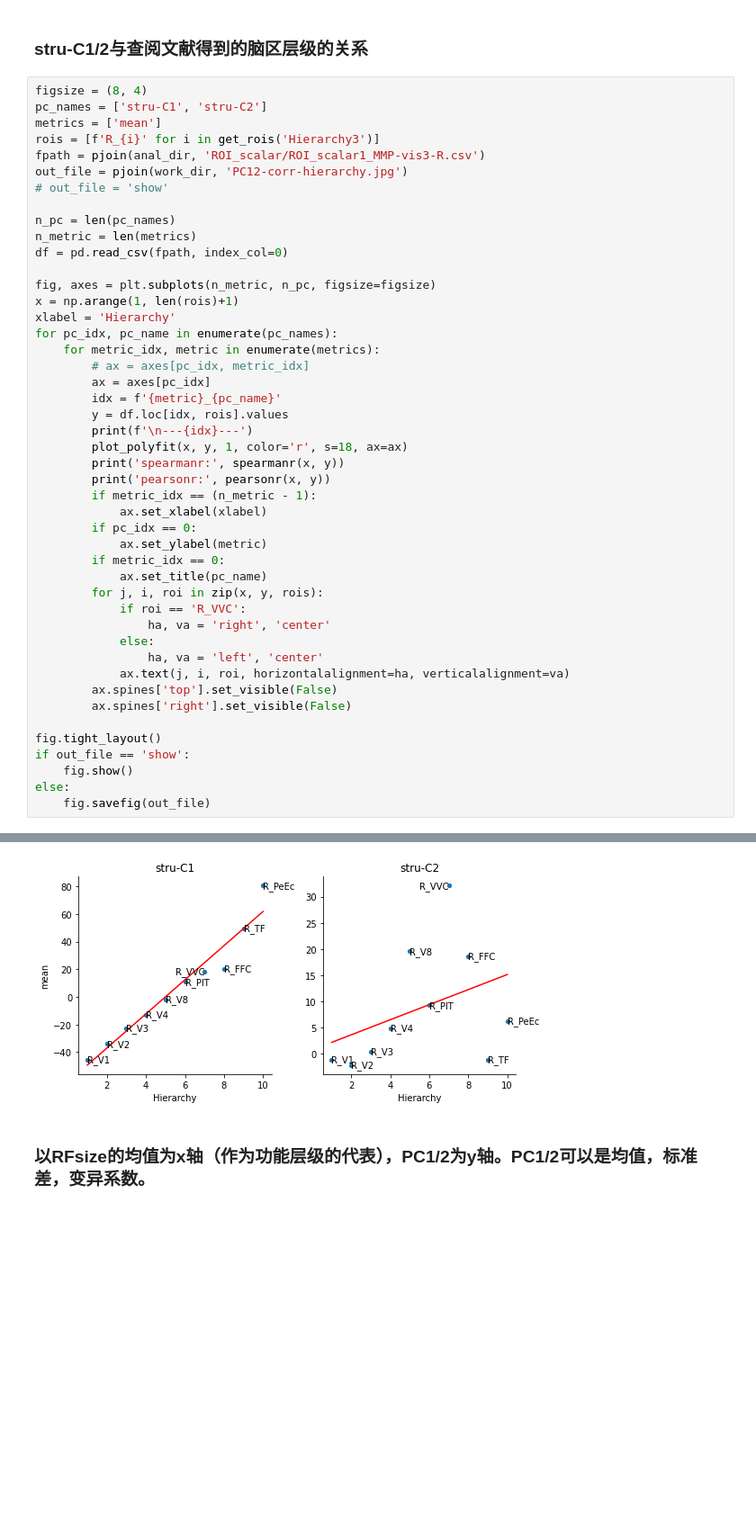
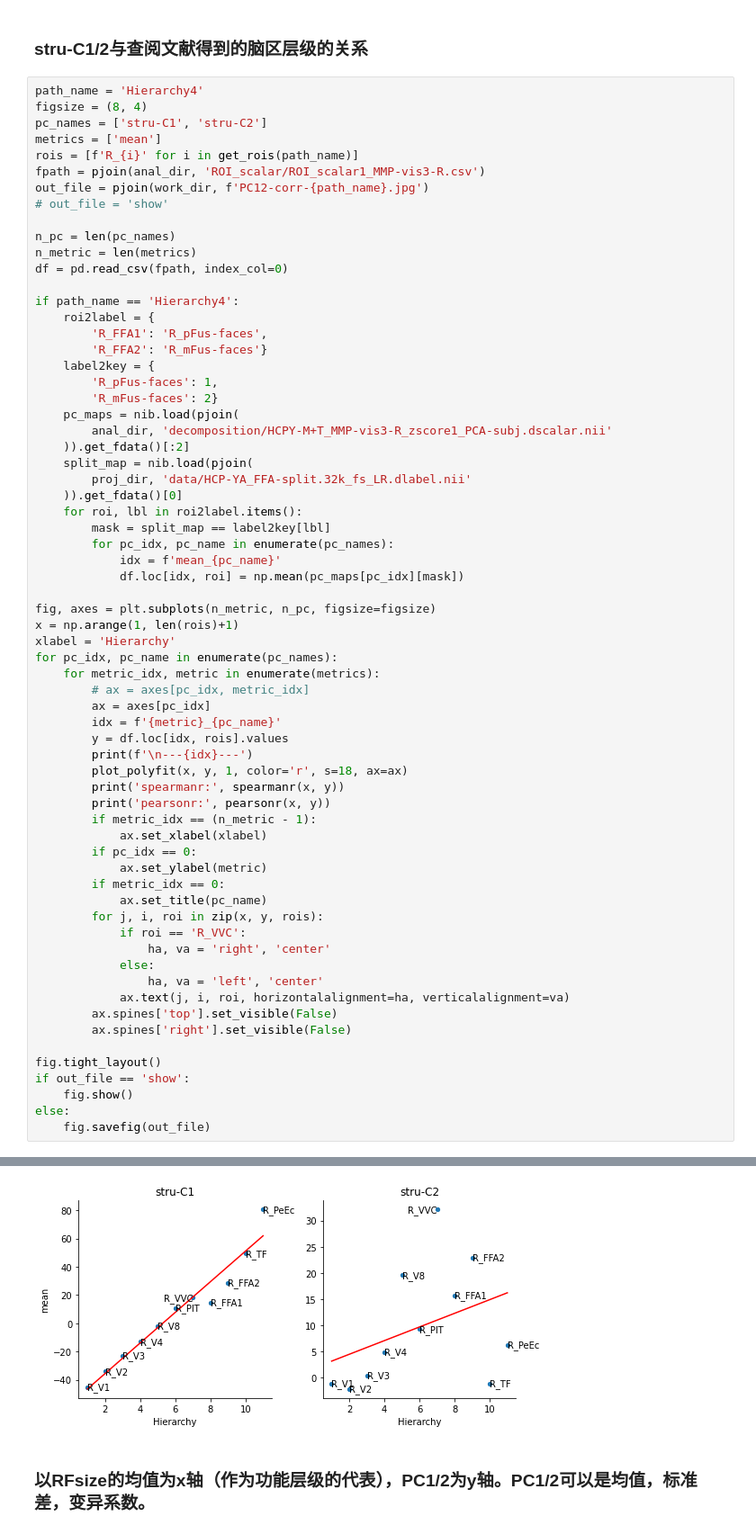
Before and after one commit to BNUCNL/nibrain, a Jupyter notebook: cxy_visual_dev/scripts/plot_scatter.ipynb, the cells around one changed output, grey strips where cells are left out. Shown at 90% size. Drawn from its saved outputs; the diff is of its cells as text; blank space fills up the shorter version.

Commit message:
cxy_visual_dev: split FFC to FFA1 and FFA2, when do hierarchy corr

```diff
--- a/cxy_visual_dev/scripts/plot_scatter.ipynb
+++ b/cxy_visual_dev/scripts/plot_scatter.ipynb
@@ -28,17 +28,37 @@ if not os.path.isdir(work_dir):
 # %% [markdown]
 ### stru-C1/2与查阅文献得到的脑区层级的关系
 # %%
+path_name = 'Hierarchy4'
 figsize = (8, 4)
 pc_names = ['stru-C1', 'stru-C2']
 metrics = ['mean']
-rois = [f'R_{i}' for i in get_rois('Hierarchy3')]
+rois = [f'R_{i}' for i in get_rois(path_name)]
 fpath = pjoin(anal_dir, 'ROI_scalar/ROI_scalar1_MMP-vis3-R.csv')
-out_file = pjoin(work_dir, 'PC12-corr-hierarchy.jpg')
+out_file = pjoin(work_dir, f'PC12-corr-{path_name}.jpg')
 # out_file = 'show'
 
 n_pc = len(pc_names)
 n_metric = len(metrics)
 df = pd.read_csv(fpath, index_col=0)
+
+if path_name == 'Hierarchy4':
+    roi2label = {
+        'R_FFA1': 'R_pFus-faces',
+        'R_FFA2': 'R_mFus-faces'}
+    label2key = {
+        'R_pFus-faces': 1,
+        'R_mFus-faces': 2}
+    pc_maps = nib.load(pjoin(
+        anal_dir, 'decomposition/HCPY-M+T_MMP-vis3-R_zscore1_PCA-subj.dscalar.nii'
+    )).get_fdata()[:2]
+    split_map = nib.load(pjoin(
+        proj_dir, 'data/HCP-YA_FFA-split.32k_fs_LR.dlabel.nii'
+    )).get_fdata()[0]
+    for roi, lbl in roi2label.items():
+        mask = split_map == label2key[lbl]
+        for pc_idx, pc_name in enumerate(pc_names):
+            idx = f'mean_{pc_name}'
+            df.loc[idx, roi] = np.mean(pc_maps[pc_idx][mask])
 
 fig, axes = plt.subplots(n_metric, n_pc, figsize=figsize)
 x = np.arange(1, len(rois)+1)
@@ -94,4 +114,4 @@ pearsonr: (0.3829996072416147, 0.274647033709446)
-[figure, old version]
+[figure, new version]
 # %% [markdown]
 ### 以RFsize的均值为x轴（作为功能层级的代表），PC1/2为y轴。PC1/2可以是均值，标准差，变异系数。
 # %%
```
Also changed, not shown: parts of 1 cell of this notebook, 1 other file.
